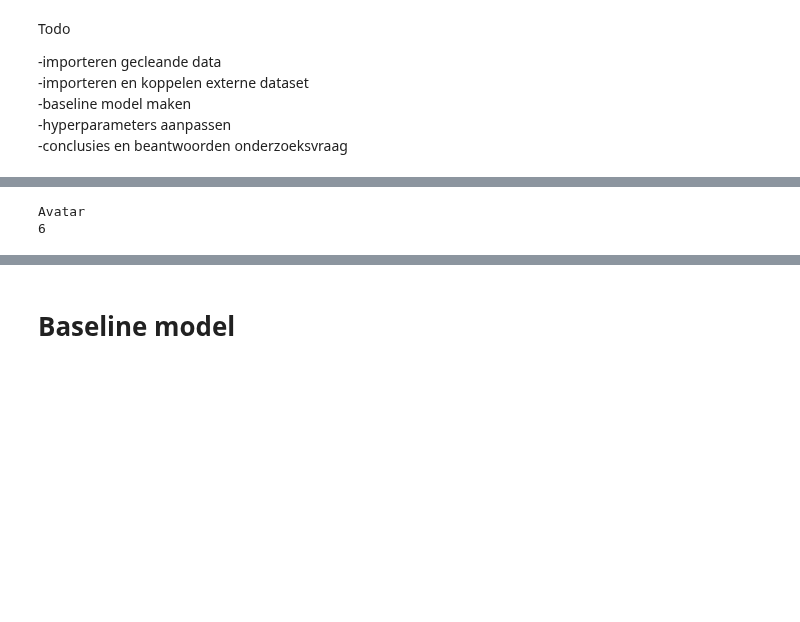
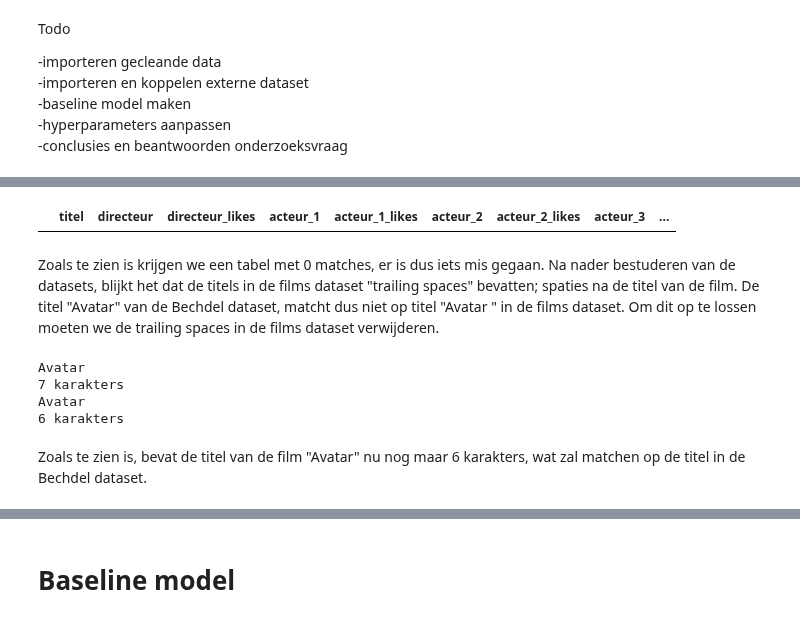
Before and after one commit to GitMathijs/CM2024-casus, a Jupyter notebook: CM_onderzoeksvraag_2.ipynb, the cells around one changed output, grey strips where cells are left out. Saved outputs shown, nothing was run; the diff lists cells and outputs as text; code cells hidden in the pictures; blank space fills up the shorter version.

Commit message:
Inner join onderzoek

```diff
--- a/CM_onderzoeksvraag_2.ipynb
+++ b/CM_onderzoeksvraag_2.ipynb
@@ -40,10 +33,29 @@ films.head()
+# %%
+# Inladen datasets
+films = pd.read_csv('films.csv')
+bechdel = pd.read_csv('bechdel.csv')
+
+# Inner join op de titels van de films
+data = pd.merge(films, bechdel, left_on='titel', right_on='title', how='inner')
+data.head()
+# %% [output]
+|  | titel | directeur | directeur_likes | acteur_1 | acteur_1_likes | acteur_2 | acteur_2_likes | acteur_3 | ... |
+# %% [markdown]
+Zoals te zien is krijgen we een tabel met 0 matches, er is dus iets mis gegaan. Na nader bestuderen van de datasets, blijkt het dat de titels in de films dataset "trailing spaces" bevatten; spaties na de titel van de film. De titel "Avatar" van de Bechdel dataset, matcht dus niet op titel "Avatar " in de films dataset. Om dit op te lossen moeten we de trailing spaces in de films dataset verwijderen.
 # %%
-bechdel = pd.read_csv('bechdel.csv')
-bechdel.head()
+# Verwijderen trailing spaces in de films dataset (titel kolom)
+print(films['titel'][0])
+print(f"{len(films['titel'][0])} karakters")
+
 films['titel'] = films['titel'].str.rstrip()
+
 print(films['titel'][0])
-print(len(films['titel'][0]))
+print(f"{len(films['titel'][0])} karakters")
 # %% [output]
 Avatar
-6
+7 karakters
+Avatar
+6 karakters
+# %% [markdown]
+Zoals te zien is, bevat de titel van de film "Avatar" nu nog maar 6 karakters, wat zal matchen op de titel in de Bechdel dataset.
 # %%
```
Also changed, not shown: parts of 7 cells of this notebook.
